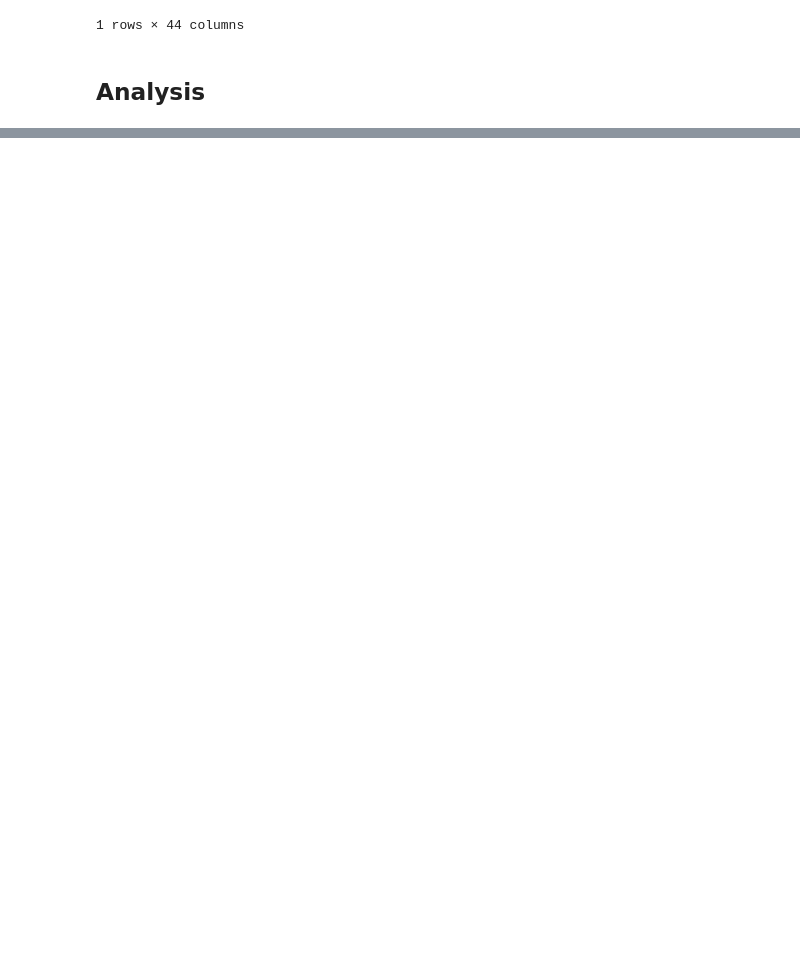
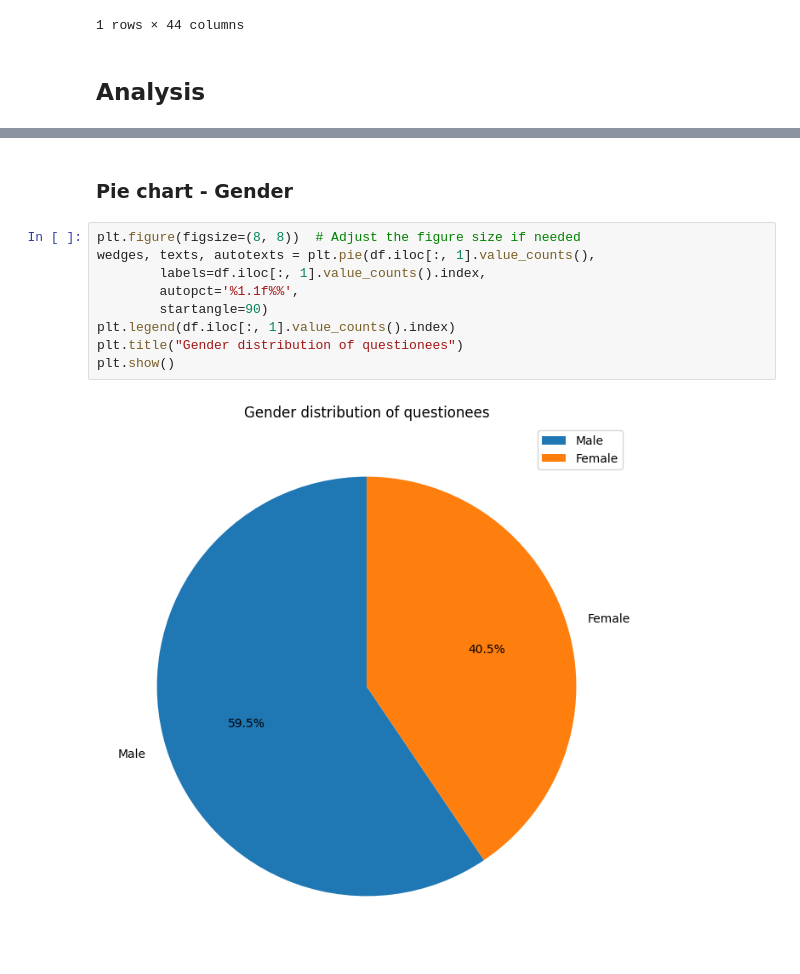
Before and after one commit to walex999/VR-thesis-analysis, a Jupyter notebook: analysis.ipynb, the cells around one changed output, grey strips where cells are left out. Saved outputs shown, nothing was run; the diff lists cells and outputs as text; blank space fills up the shorter version.

```diff
--- a/analysis.ipynb
+++ b/analysis.ipynb
@@ -55,0 +99,13 @@ df.describe(include="all")
+# %% [markdown]
+### Pie chart - Gender
+# %%
+plt.figure(figsize=(8, 8))  # Adjust the figure size if needed
+wedges, texts, autotexts = plt.pie(df.iloc[:, 1].value_counts(),
+        labels=df.iloc[:, 1].value_counts().index,
+        autopct='%1.1f%%',
+        startangle=90)
+plt.legend(df.iloc[:, 1].value_counts().index)
+plt.title("Gender distribution of questionees")
+plt.show()
+# %% [output]
+[figure, added]
```
Also changed, not shown: parts of 11 cells of this notebook, 1 other file.
